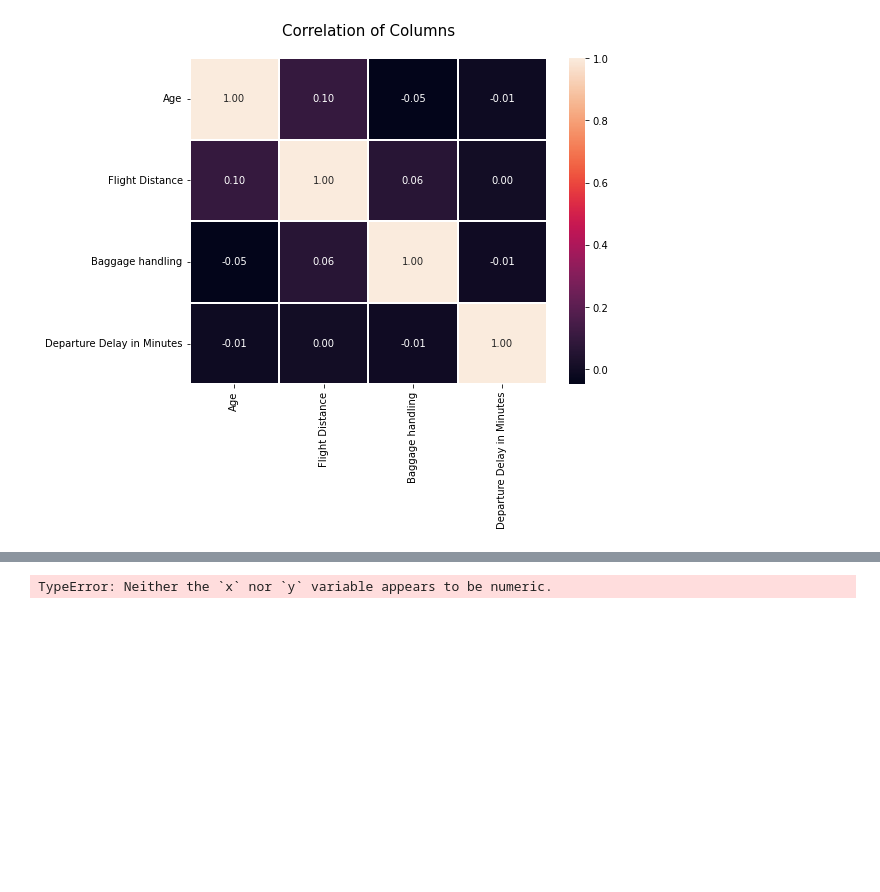
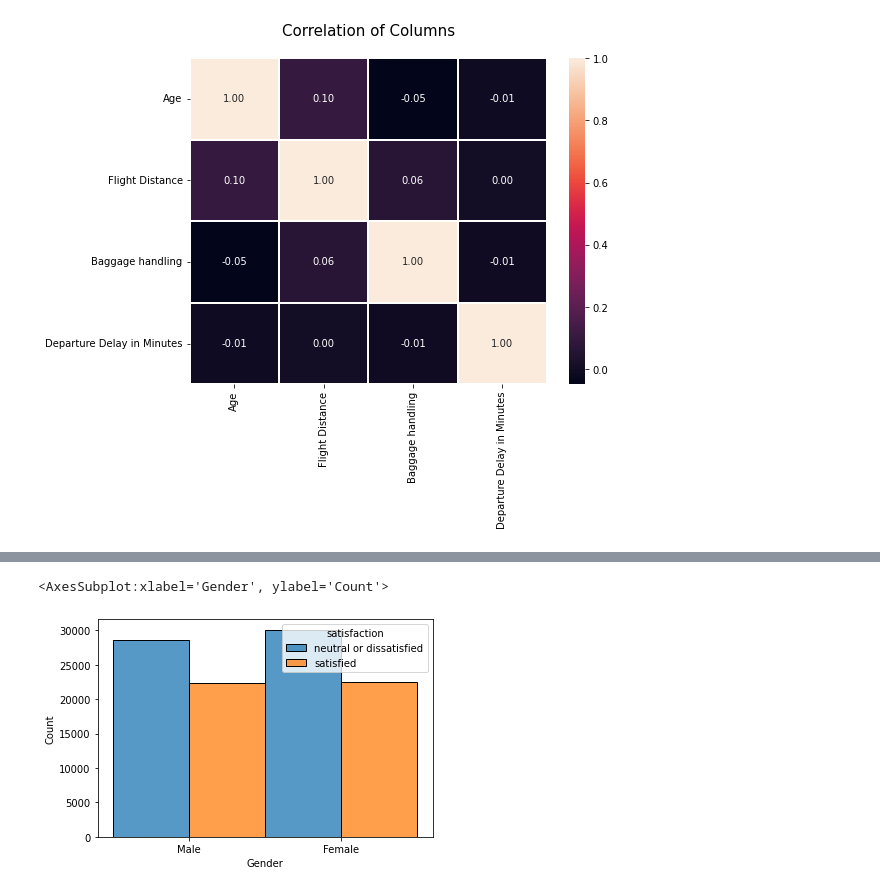
Before and after one commit to pemiran1/Capstone-Two-Airline-Satisfaction-Project, a Jupyter notebook: airline-project.ipynb, the cells around one changed output, grey strips where cells are left out. Cells and saved outputs as stored; diff of their text form; code cells hidden in the pictures; blank space fills up the shorter version.

Commit message:
Kaggle Notebook | Airline Project Part 1 | Version 16

```diff
--- a/airline-project.ipynb
+++ b/airline-project.ipynb
@@ -495,23 +445,10 @@ pos, textvals = plt.yticks()
-# %%
-import seaborn as sns
-import pandas as pd
-import matplotlib.pyplot as plt
-
-# Creating a dictionary with airline gender and satisfaction data
-data = {
-        'Gender': ['Male', 'Female'],
-        'satisfaction': ['satisfied', 'neutral or dissatisfied']
-        }
-
-# Transforming the dictionary into a dataframe
-df = pd.DataFrame(data)
-
-# Plotting the bar graph
-sns.barplot(x="Gender", y="satisfaction", data=df)
-
-plt.title("Airline Satisfaction by Gender")
-
-# Showing the chart
-plt.show()
-# %% [output]
-TypeError: Neither the `x` nor `y` variable appears to be numeric.
+# %%
+# Creating a plot with airline gender and satisfaction data
+import seaborn as sns
+import matplotlib.pyplot as plt
+%matplotlib inline
+
+sns.histplot(binwidth=0.5, x="Gender", hue="satisfaction", data=airline_data, stat="count", multiple="dodge")
+# %% [output]
+<AxesSubplot:xlabel='Gender', ylabel='Count'>
+[figure, added]
```
Also changed, not shown: parts of 6 cells of this notebook.
